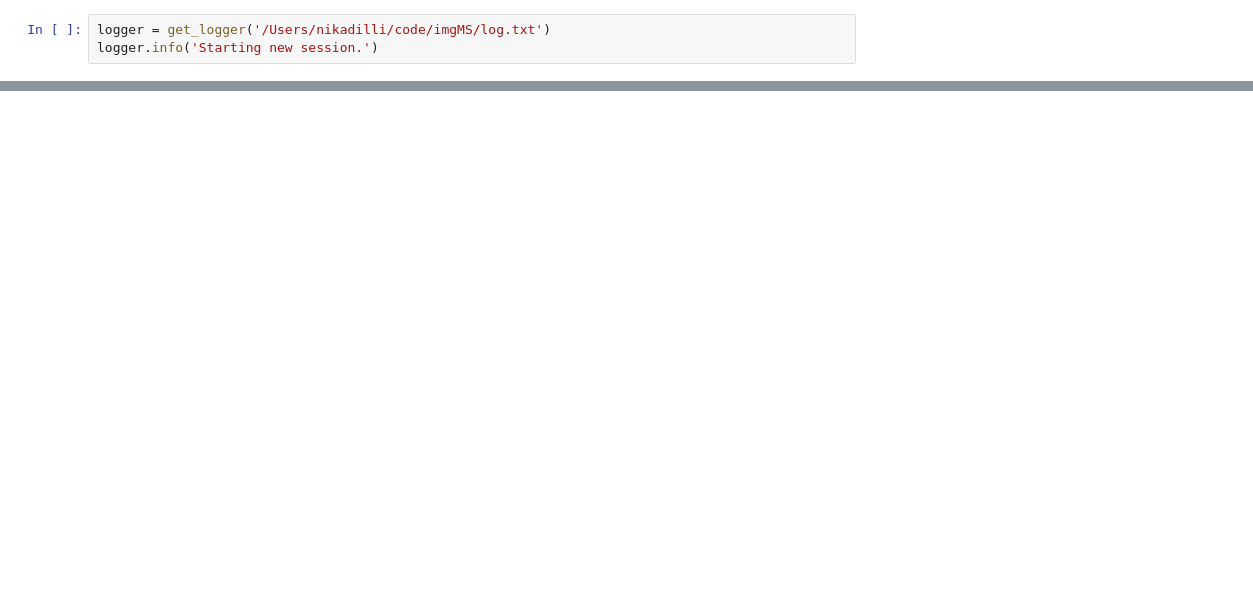
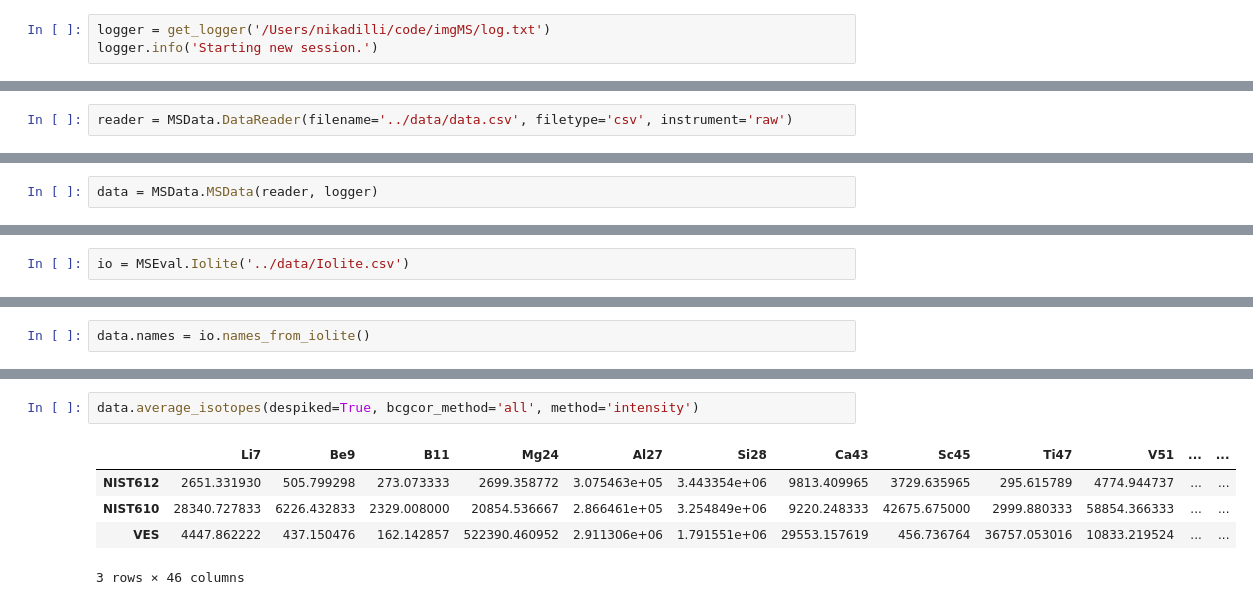
Before and after one commit to nikadilli/imgMS, a Jupyter notebook: imgMS/imgMS_example.ipynb, the cells around one changed output, grey strips where cells are left out. Drawn from its saved outputs; the diff is of its cells as text; blank space fills up the shorter version.

Commit message:
adding sample data and example notebook

```diff
--- a/imgMS/imgMS_example.ipynb
+++ b/imgMS/imgMS_example.ipynb
@@ -196,0 +18,2 @@ d.corrected_IS['Al27']
+# %%
+reader = MSData.DataReader(filename='../data/data.csv', filetype='csv', instrument='raw')
@@ -196,0 +23,2 @@ d.corrected_IS['Al27']
+# %%
+data = MSData.MSData(reader, logger)
@@ -196,0 +33,2 @@ d.corrected_IS['Al27']
+# %%
+io = MSEval.Iolite('../data/Iolite.csv')
@@ -196,0 +52,2 @@ d.corrected_IS['Al27']
+# %%
+data.names = io.names_from_iolite()
@@ -196,0 +57,8 @@ d.corrected_IS['Al27']
+# %%
+data.average_isotopes(despiked=True, bcgcor_method='all', method='intensity')
+# %% [output]
+|  | Li7 | Be9 | B11 | Mg24 | Al27 | Si28 | Ca43 | Sc45 | Ti47 | V51 | ... | ... |
+| NIST612 | 2651.331930 | 505.799298 | 273.073333 | 2699.358772 | 3.075463e+05 | 3.443354e+06 | 9813.409965 | 3729.635965 | 295.615789 | 4774.944737 | ... | ... |
+| NIST610 | 28340.727833 | 6226.432833 | 2329.008000 | 20854.536667 | 2.866461e+05 | 3.254849e+06 | 9220.248333 | 42675.675000 | 2999.880333 | 58854.366333 | ... | ... |
+| VES | 4447.862222 | 437.150476 | 162.142857 | 522390.460952 | 2.911306e+06 | 1.791551e+06 | 29553.157619 | 456.736764 | 36757.053016 | 10833.219524 | ... | ... |
+3 rows × 46 columns
```
Also changed, not shown: parts of 44 cells of this notebook, 9 other files.
